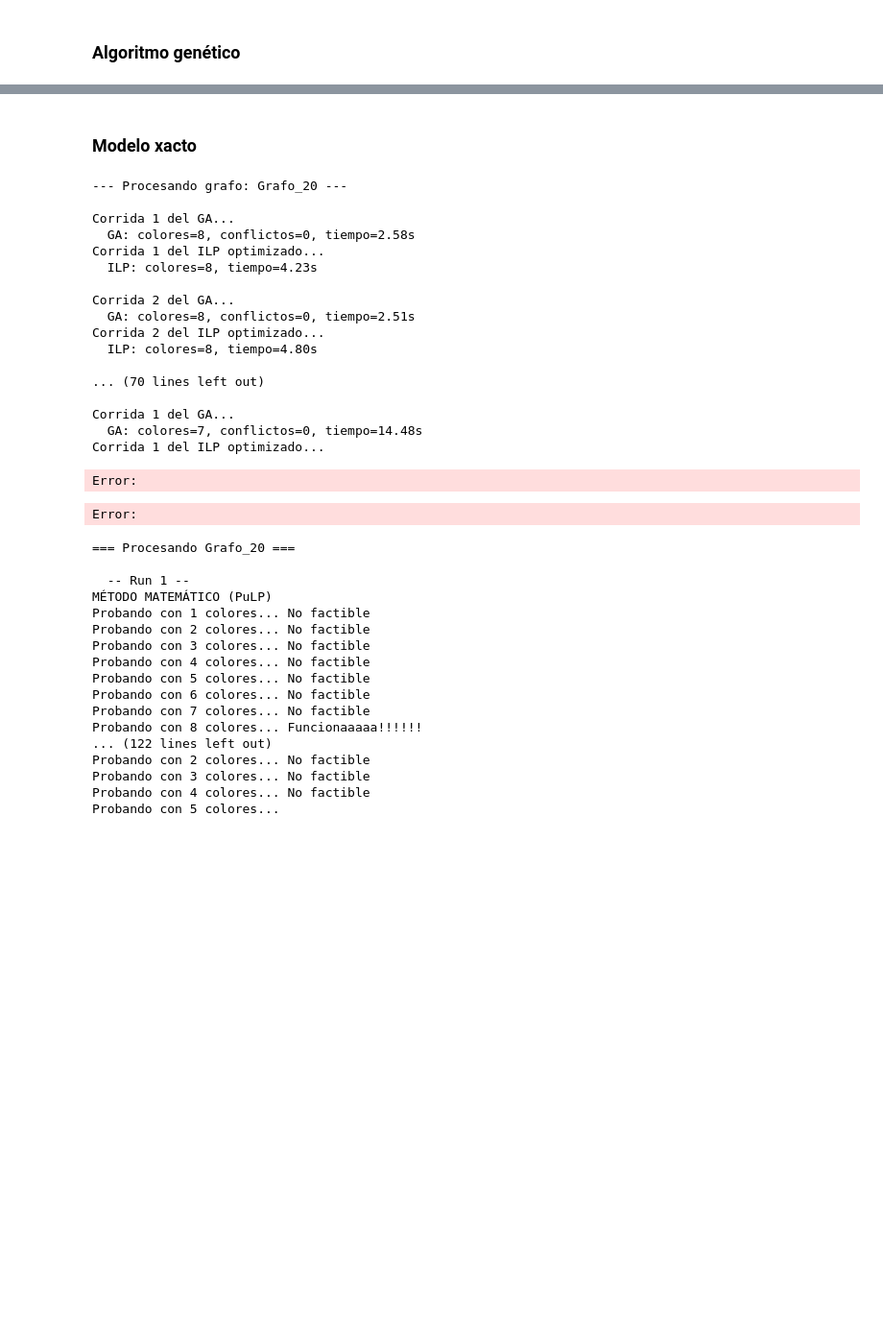
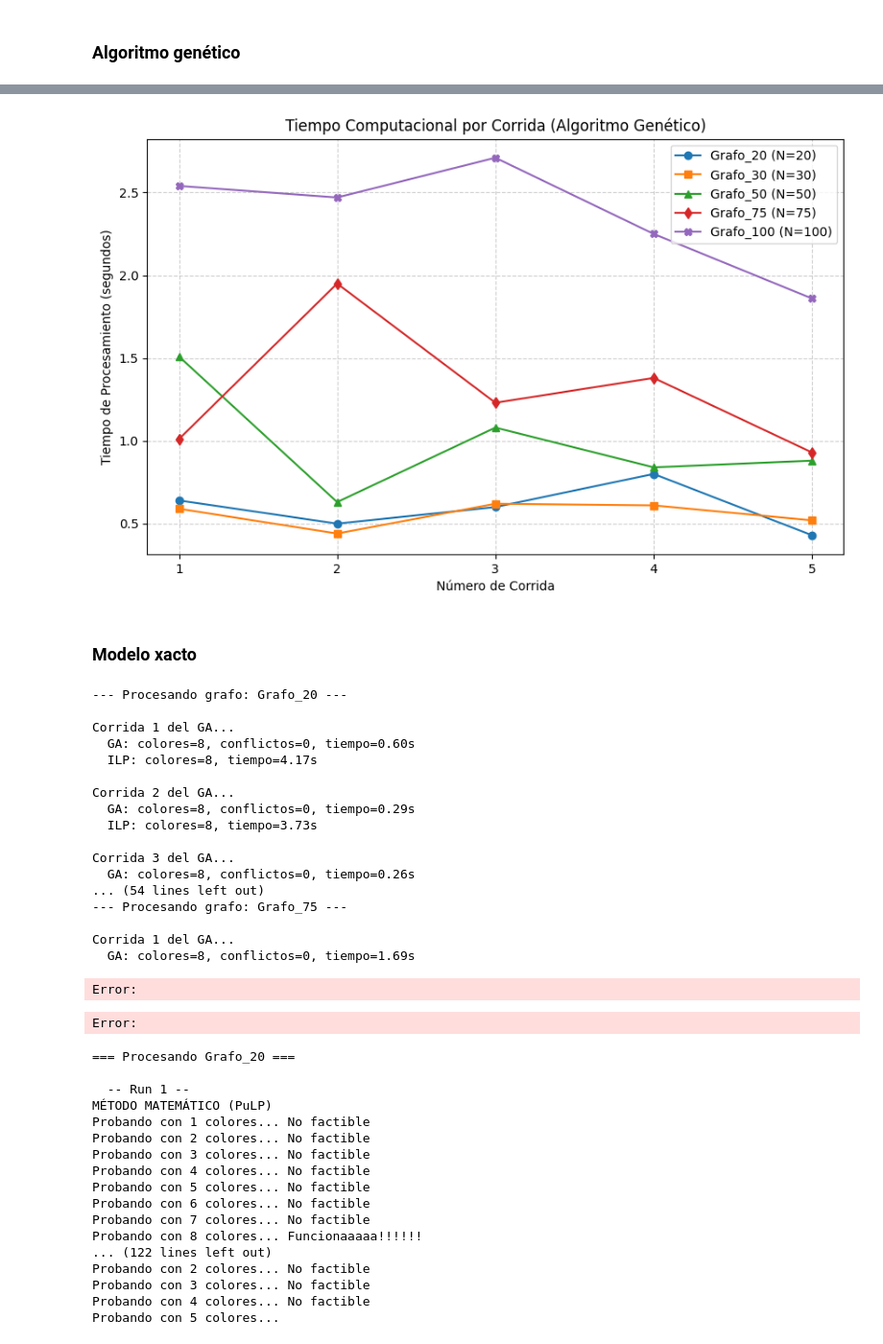
Before and after one commit to steffanylars/MA2015_DisenoAlgoritmosMatematicosBioinspirados, a Jupyter notebook: Tarea3_Algoritmos.ipynb, the cells around one changed output, grey strips where cells are left out. Shown at 96% size. Drawn from its saved outputs; the diff is of its cells as text; code cells hidden in the pictures; blank space fills up the shorter version.

```diff
--- a/Tarea3_Algoritmos.ipynb
+++ b/Tarea3_Algoritmos.ipynb
@@ -598,3 +697,35 @@ resultados_AD
+# %%
+import matplotlib.pyplot as plt
+import numpy as np
+
+# Datos extraídos (en segundos)
+corridas = np.arange(1, 6) # Eje X: 1, 2, 3, 4, 5
+
+tiempos_g20 = [0.64, 0.50, 0.60, 0.80, 0.43]
+tiempos_g30 = [0.59, 0.44, 0.62, 0.61, 0.52]
+tiempos_g50 = [1.51, 0.63, 1.08, 0.84, 0.88]
+tiempos_g75 = [1.01, 1.95, 1.23, 1.38, 0.93]
+tiempos_g100 = [2.54, 2.47, 2.71, 2.25, 1.86]
+
+plt.figure(figsize=(10, 6))
+
+# Dibujar cada grafo con un color diferente
+plt.plot(corridas, tiempos_g20, marker='o', label='Grafo_20 (N=20)')
+plt.plot(corridas, tiempos_g30, marker='s', label='Grafo_30 (N=30)')
+plt.plot(corridas, tiempos_g50, marker='^', label='Grafo_50 (N=50)')
+plt.plot(corridas, tiempos_g75, marker='d', label='Grafo_75 (N=75)')
+plt.plot(corridas, tiempos_g100, marker='X', label='Grafo_100 (N=100)')
+
+# Formato del gráfico
+plt.title('Tiempo Computacional por Corrida (Algoritmo Genético)')
+plt.xlabel('Número de Corrida')
+plt.ylabel('Tiempo de Procesamiento (segundos)')
+plt.xticks(corridas) # Asegura que el eje X solo muestre 1, 2, 3, 4, 5
+plt.grid(True, linestyle='--', alpha=0.6)
+plt.legend()
+plt.show() # Muestra y guarda esta imagen para tu reporte
+# %% [output]
+[figure, added]
 # %% [markdown]
 ### Modelo xacto
 # %%
@@ -787,27 +936,27 @@ def run_experiments_ga_ilp(path_excel, out_dir="results", repeats=5, generacione
     print("\n Experimentos completos. Resultados guardados en:", out_dir)
     return summary, detailed
 # %%
-summary_exact, detailed_exact = run_experiments_ga_ilp("data/grafos_de_conflictos-1.xlsx",
+summary, detailed,  = run_experiments_ga_ilp("data/grafos_de_conflictos-1.xlsx",
                                                           out_dir="results_exact_exam",
                                                           repeats=5)
 # %% [output]
 --- Procesando grafo: Grafo_20 ---
 
 Corrida 1 del GA...
-  GA: colores=8, conflictos=0, tiempo=2.58s
-Corrida 1 del ILP optimizado...
-  ILP: colores=8, tiempo=4.23s
+  GA: colores=8, conflictos=0, tiempo=0.60s
+  ILP: colores=8, tiempo=4.17s
 
 Corrida 2 del GA...
-  GA: colores=8, conflictos=0, tiempo=2.51s
-Corrida 2 del ILP optimizado...
-  ILP: colores=8, tiempo=4.80s
+  GA: colores=8, conflictos=0, tiempo=0.29s
+  ILP: colores=8, tiempo=3.73s
 
-... (70 lines left out)
+Corrida 3 del GA...
+  GA: colores=8, conflictos=0, tiempo=0.26s
+... (54 lines left out)
+--- Procesando grafo: Grafo_75 ---
 
 Corrida 1 del GA...
-  GA: colores=7, conflictos=0, tiempo=14.48s
-Corrida 1 del ILP optimizado...
+  GA: colores=8, conflictos=0, tiempo=1.69s
 Error:
 Error:
 # %%
```
Also changed, not shown: parts of 13 cells of this notebook.
